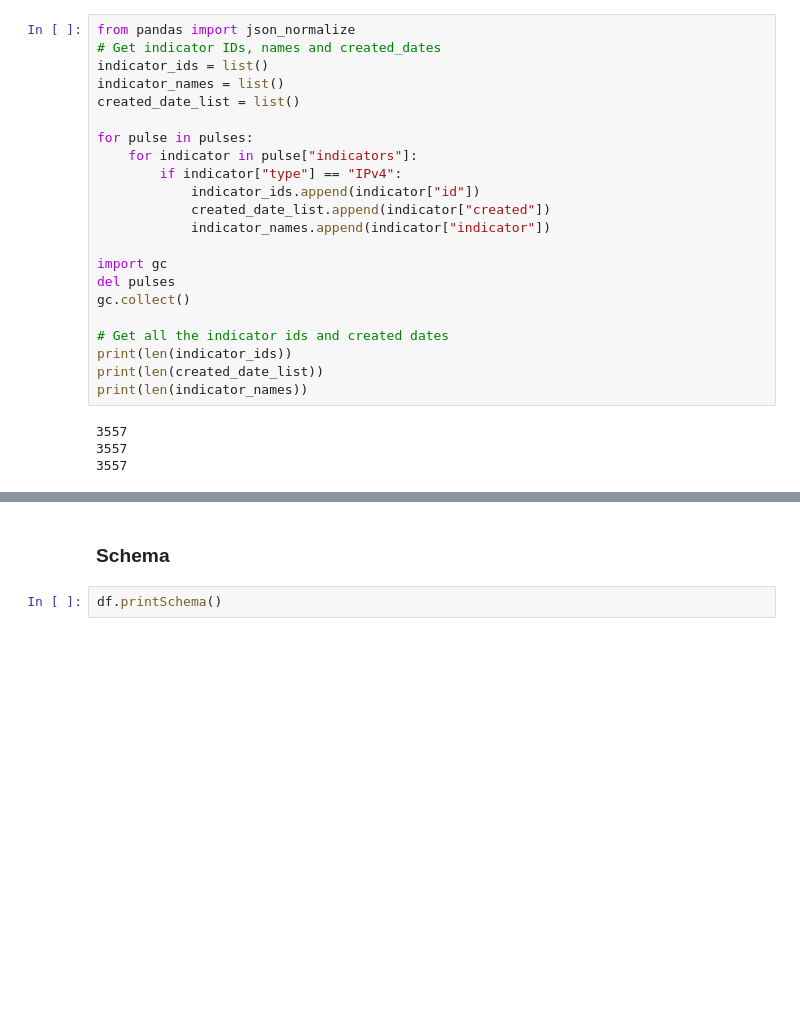
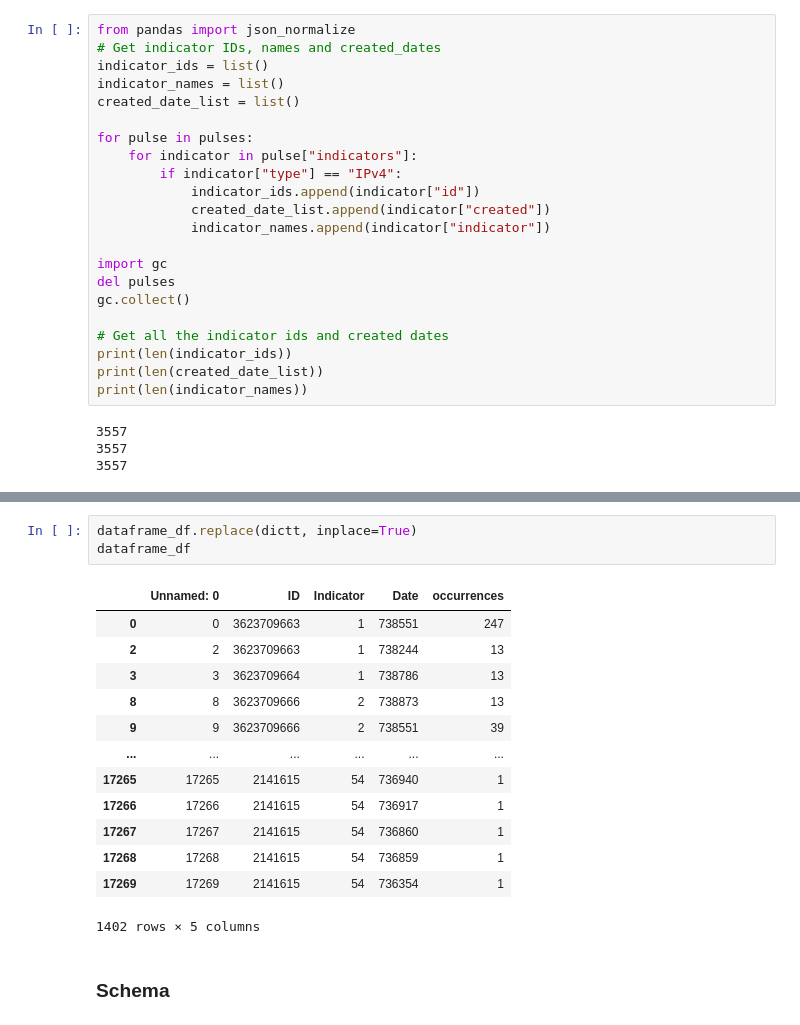
Before and after one commit to ZakSalmi/OCTIAP, a Jupyter notebook: batch/batch1.ipynb, the cells around one changed output, grey strips where cells are left out. Drawn from its saved outputs; the diff is of its cells as text; blank space fills up the shorter version.

```diff
--- a/batch/batch1.ipynb
+++ b/batch/batch1.ipynb
@@ -164,4 +244,19 @@ Next steps:
+# %%
+dataframe_df.replace(dictt, inplace=True)
+dataframe_df
+# %% [output]
+|  | Unnamed: 0 | ID | Indicator | Date | occurrences |
+| 0 | 0 | 3623709663 | 1 | 738551 | 247 |
+| 2 | 2 | 3623709663 | 1 | 738244 | 13 |
+| 3 | 3 | 3623709664 | 1 | 738786 | 13 |
+| 8 | 8 | 3623709666 | 2 | 738873 | 13 |
+| 9 | 9 | 3623709666 | 2 | 738551 | 39 |
+| ... | ... | ... | ... | ... | ... |
+| 17265 | 17265 | 2141615 | 54 | 736940 | 1 |
+| 17266 | 17266 | 2141615 | 54 | 736917 | 1 |
+| 17267 | 17267 | 2141615 | 54 | 736860 | 1 |
+| 17268 | 17268 | 2141615 | 54 | 736859 | 1 |
+| 17269 | 17269 | 2141615 | 54 | 736354 | 1 |
+1402 rows × 5 columns
 # %% [markdown]
 ### Schema
-# %%
-df.printSchema()
```
Also changed, not shown: parts of 18 cells of this notebook, 1 other file.
